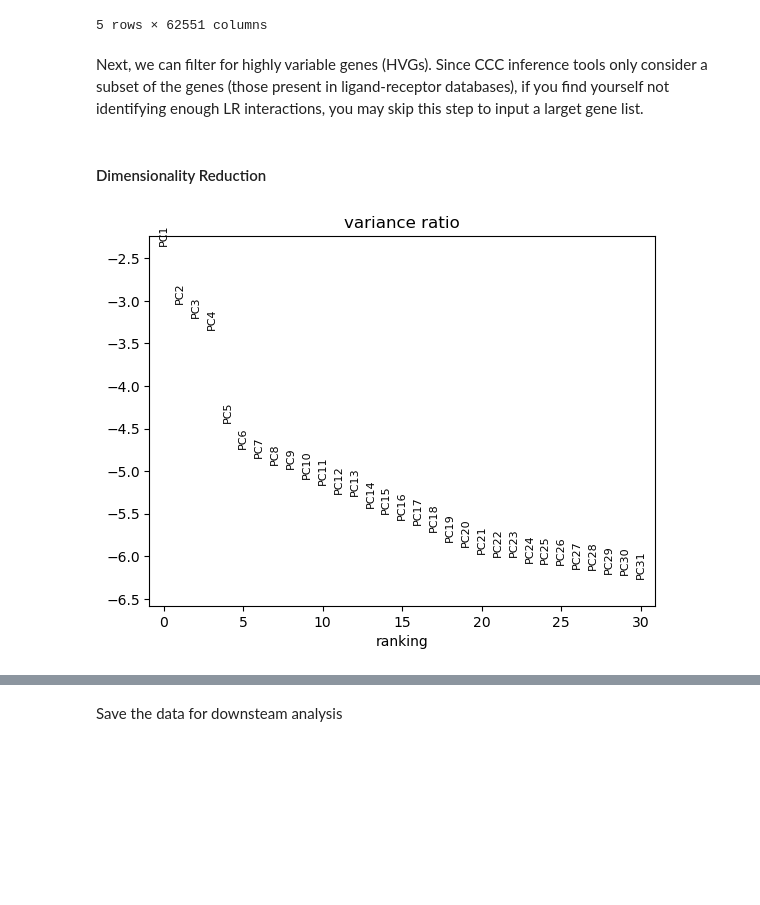
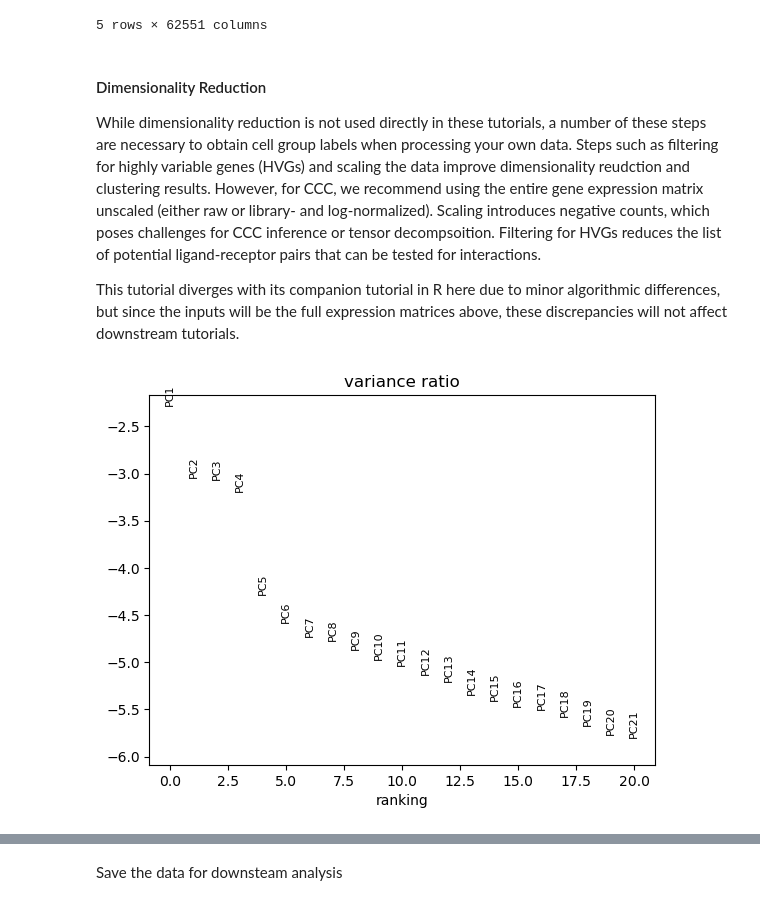
Before and after one commit to saezlab/ccc_protocols, a Jupyter notebook: notebooks/ccc_python/01-Preprocess-Expression.ipynb, the cells around one changed output, grey strips where cells are left out. Cells and saved outputs as stored; diff of their text form; code cells hidden in the pictures; blank space fills up the shorter version.

Commit message:
begin R version of tutorial 02

```diff
--- a/notebooks/ccc_python/01-Preprocess-Expression.ipynb
+++ b/notebooks/ccc_python/01-Preprocess-Expression.ipynb
@@ -93,16 +104,16 @@ adata.to_df().T.loc[ordered_genes,:].head()
 | A2ML1 | 0.0 | 0.0 | 0.0 | 0.000000 | 0.000000 | ... |
 5 rows × 62551 columns
 # %% [markdown]
-Next, we can filter for highly variable genes (HVGs). Since CCC inference tools only consider a subset of the genes (those present in ligand-receptor databases), if you find yourself not identifying enough LR interactions, you may skip this step to input a larget gene list.
+#### Dimensionality Reduction
+
+While dimensionality reduction is not used directly in these tutorials, a number of these steps are necessary to obtain cell group labels when processing your own data. Steps such as filtering for highly variable genes (HVGs) and scaling the data improve dimensionality reudction and clustering results. However, for CCC, we recommend using the entire gene expression matrix unscaled (either raw or library- and log-normalized). Scaling introduces negative counts, which poses challenges for CCC inference or tensor decompsoition. Filtering for HVGs reduces the list of potential ligand-receptor pairs that can be tested for interactions.
+
+This tutorial diverges with its companion tutorial in R here due to minor algorithmic differences, but since the inputs will be the full expression matrices above, these discrepancies will not affect downstream tutorials.
-# %%
-sc.pp.highly_variable_genes(adata, min_mean=0.0125, min_disp=0.5)
-adata = adata[:, adata.var.highly_variable]
-# %% [markdown]
-#### Dimensionality Reduction
-# %%
-# pca
-sc.pp.scale(adata, max_value=10)
-sc.tl.pca(adata, svd_solver='arpack')
-sc.pl.pca_variance_ratio(adata, log=True)
-# %% [output]
-[figure, removed]
+# %%
+sc.pp.highly_variable_genes(adata, flavor = 'seurat', n_top_genes = 2000)
+scaled_adata = sc.pp.scale(adata, copy = True, max_value=10) # store as new object to not overwrite
+sc.tl.pca(scaled_adata, svd_solver='arpack', use_highly_variable = True)
+
+sc.pl.pca_variance_ratio(scaled_adata, log=True, n_pcs = 20) # visualize PCA variance explained
+# %% [output]
+[figure, added]
```
Also changed, not shown: parts of 10 cells of this notebook, 3 other files.
